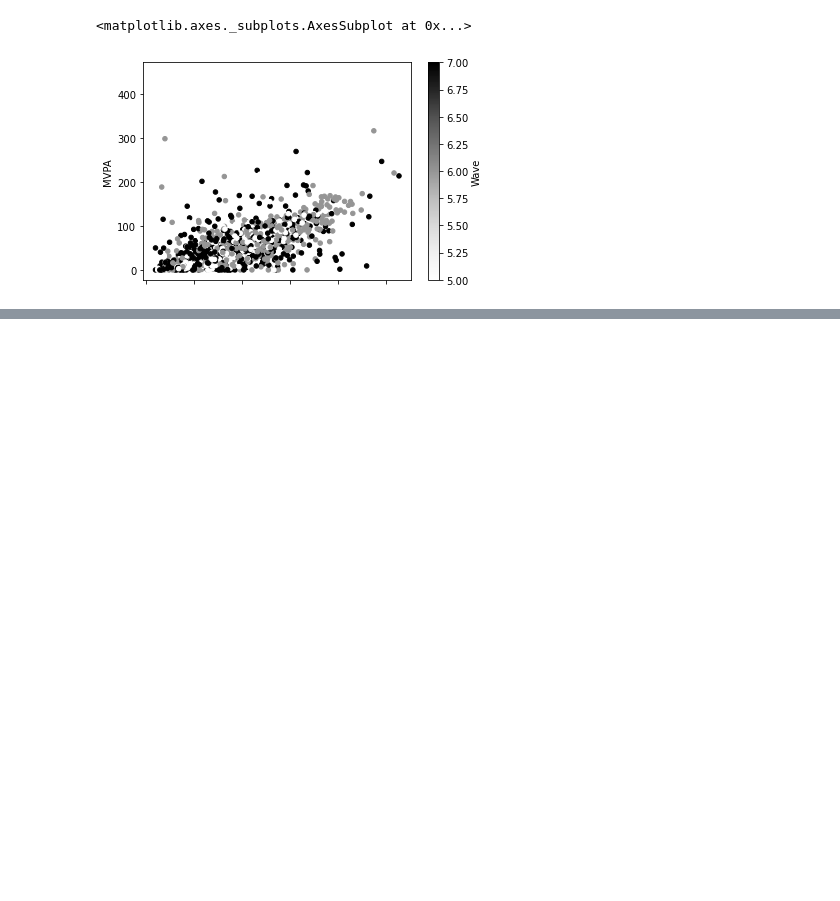
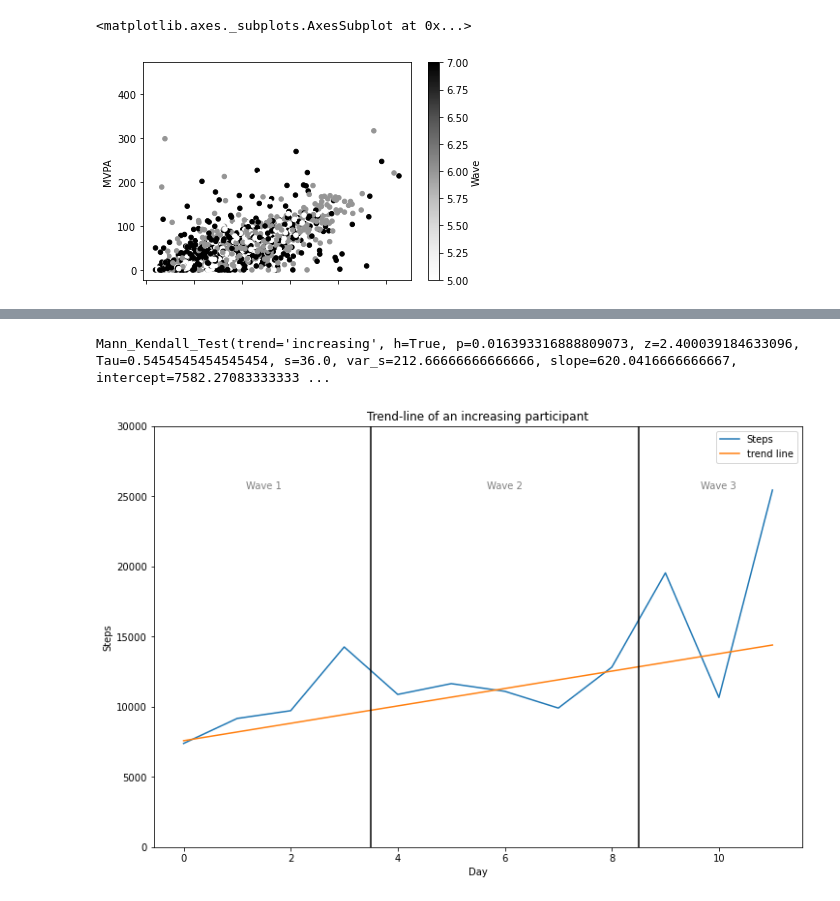
Before and after one commit to Shoarmin/baproject, a Jupyter notebook: code.ipynb, the cells around one changed output, grey strips where cells are left out. Cells and saved outputs as stored; diff of their text form; code cells hidden in the pictures; blank space fills up the shorter version.

```diff
--- a/code.ipynb
+++ b/code.ipynb
@@ -223,0 +240,27 @@ full_table_13 = full_table_13.merge(temp)
+# %%
+iets = fit_clean1_3[fit_clean1_3['Child'] == 3190]['Steps'].reset_index()
+iets = iets['Steps']
+
+fig, ax = plt.subplots(figsize=(12, 8))
+res = mk.hamed_rao_modification_test(iets)
+trend_line = np.arange(len(iets)) * res.slope + res.intercept
+
+ax.plot(iets)
+ax.set_ylim([0,30000])
+ax.plot(iets.index, trend_line)
+ax.legend(['Steps', 'trend line'])
+plt.title('Trend-line of an increasing participant')
+plt.xlabel('Day')
+plt.ylabel('Steps')
+plt.axvline(x = 3.5, color='black')
+plt.axvline(x = 8.5, color='black')
+style = dict(size=10, color='gray')
+ax.text(1.5, 25500, "Wave 1", ha='center',**style)
+ax.text(6, 25500, "Wave 2", ha='center',**style)
+ax.text(10, 25500, "Wave 3", ha='center',**style)
+
+temp = mk.original_test(iets, alpha=0.05)
+temp
+# %% [output]
+Mann_Kendall_Test(trend='increasing', h=True, p=0.016393316888809073, z=2.400039184633096, Tau=0.5454545454545454, s=36.0, var_s=212.66666666666666, slope=620.0416666666667, intercept=7582.27083333333 ...
+[figure, added]
```
Also changed, not shown: parts of 33 cells of this notebook.
